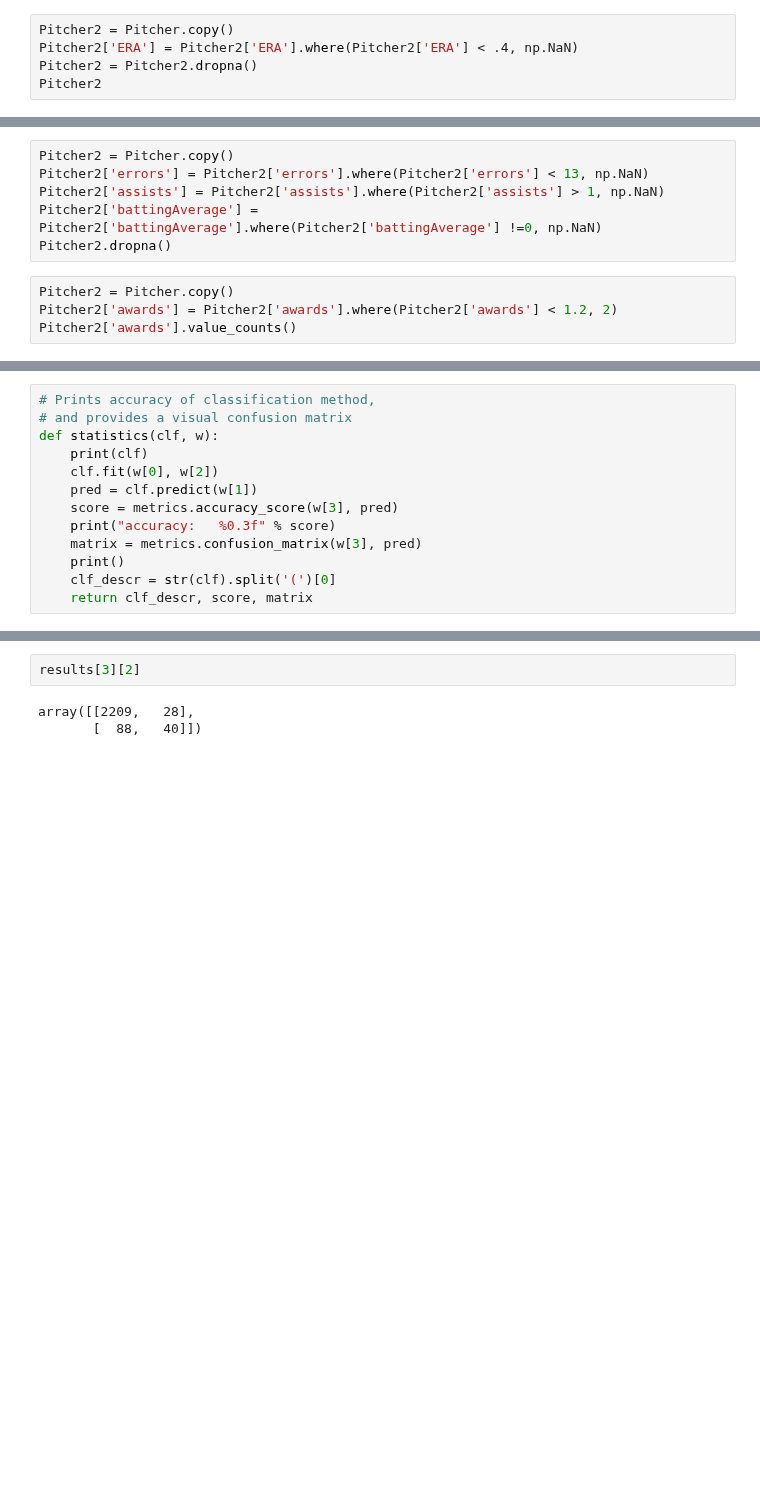
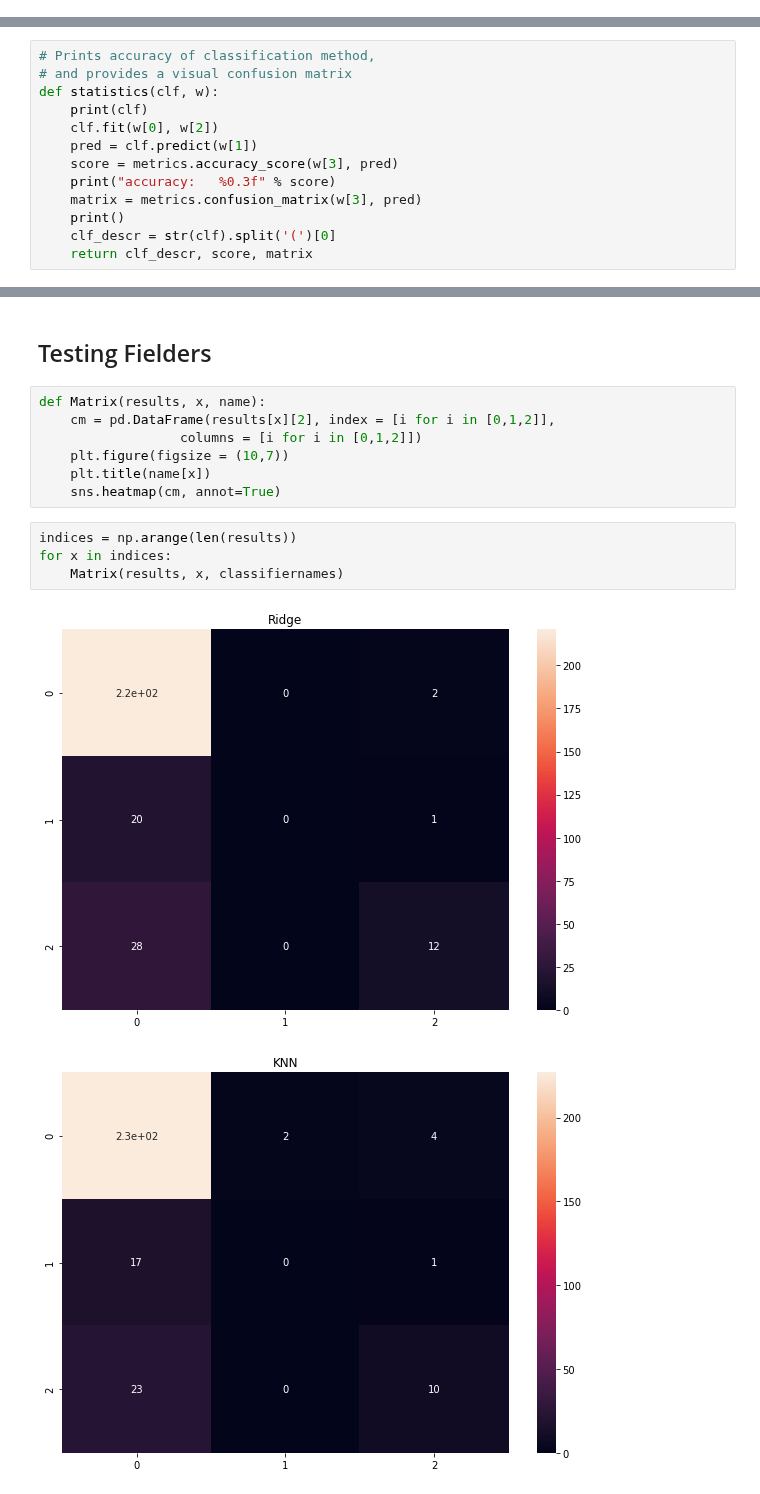
Before and after one commit to aradaha/Baseball-Stats-Project, a Jupyter notebook: Capstone2.ipynb, the cells around one changed output, grey strips where cells are left out. Drawn from its saved outputs; the diff is of its cells as text; blank space fills up the shorter version.

```diff
--- a/Capstone2.ipynb
+++ b/Capstone2.ipynb
@@ -138,5 +132,0 @@ Name: awards, dtype: int64
-# %%
-Pitcher2 = Pitcher.copy()
-Pitcher2['ERA'] = Pitcher2['ERA'].where(Pitcher2['ERA'] < .4, np.NaN)
-Pitcher2 = Pitcher2.dropna()
-Pitcher2
@@ -157,10 +132,0 @@ Pitcher2
-# %%
-Pitcher2 = Pitcher.copy()
-Pitcher2['errors'] = Pitcher2['errors'].where(Pitcher2['errors'] < 13, np.NaN)
-Pitcher2['assists'] = Pitcher2['assists'].where(Pitcher2['assists'] > 1, np.NaN)
-Pitcher2['battingAverage'] = Pitcher2['battingAverage'].where(Pitcher2['battingAverage'] !=0, np.NaN)
-Pitcher2.dropna()
-# %%
-Pitcher2 = Pitcher.copy()
-Pitcher2['awards'] = Pitcher2['awards'].where(Pitcher2['awards'] < 1.2, 2)
-Pitcher2['awards'].value_counts()
@@ -233,5 +185,16 @@ accuracy:   0.952
-# %%
-results[3][2]
-# %% [output]
-array([[2209,   28],
-       [  88,   40]])
+# %% [markdown]
+## Testing Fielders
+# %%
+def Matrix(results, x, name):
+    cm = pd.DataFrame(results[x][2], index = [i for i in [0,1,2]],
+                  columns = [i for i in [0,1,2]])
+    plt.figure(figsize = (10,7))
+    plt.title(name[x])
+    sns.heatmap(cm, annot=True)
+# %%
+indices = np.arange(len(results))
+for x in indices:
+    Matrix(results, x, classifiernames)
+# %% [output]
+[figure, added]
+[figure, added]
```
Also changed, not shown: parts of 22 cells of this notebook.
